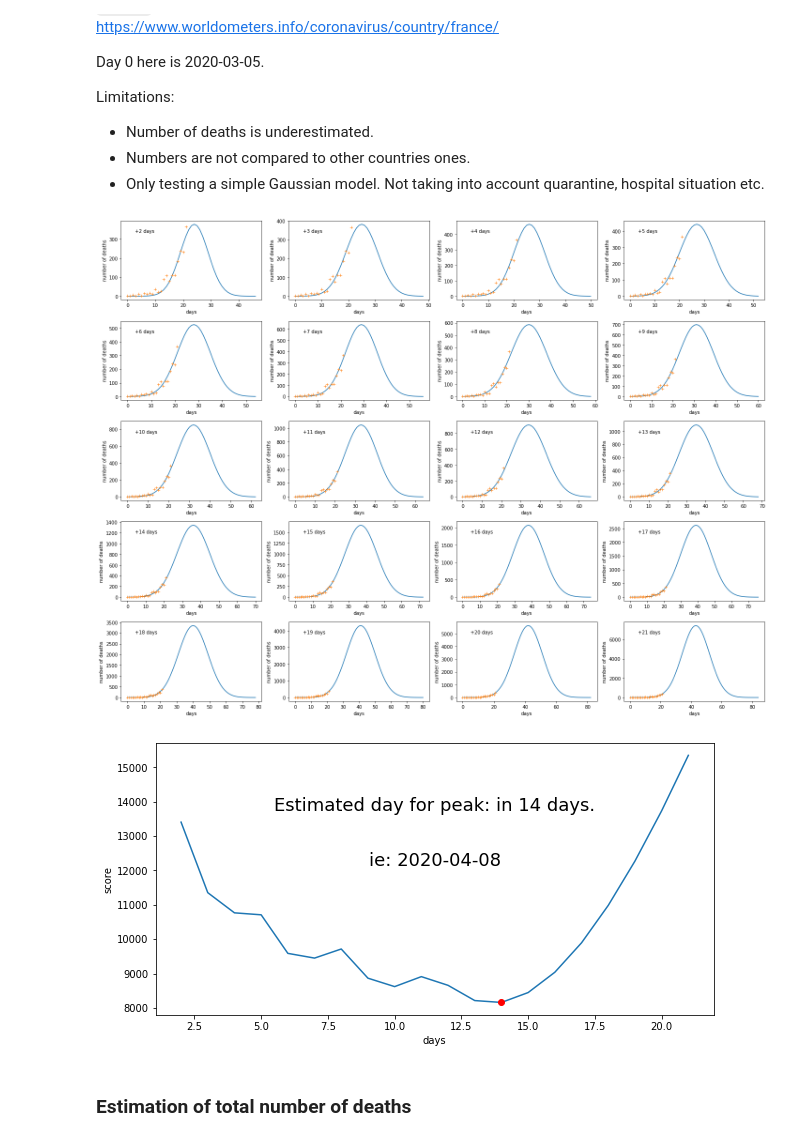
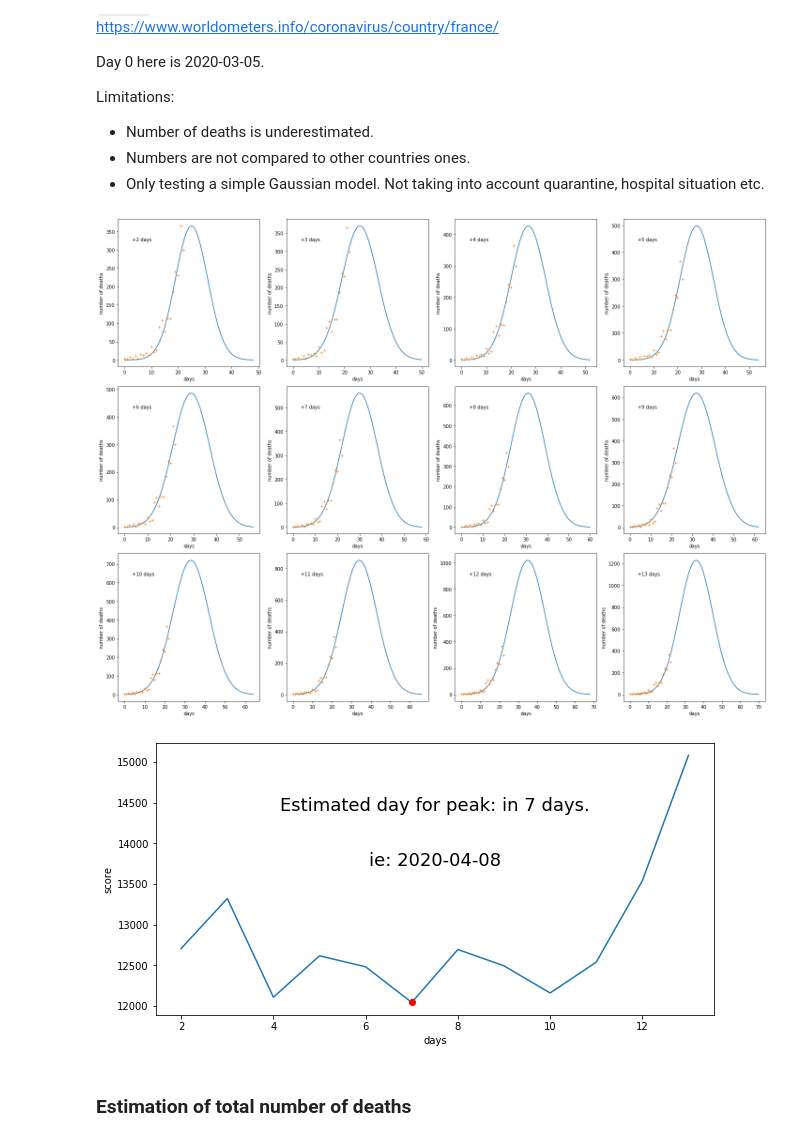
Before and after one commit to antoinevl/covid19, a Jupyter notebook: covid19.ipynb, the cells around one changed output. Cells and saved outputs as stored; diff of their text form; code cells hidden in the pictures.

```diff
--- a/covid19.ipynb
+++ b/covid19.ipynb
@@ -46,49 +46,49 @@ Limitations:
 - Numbers are not compared to other countries ones.
 - Only testing a simple Gaussian model. Not taking into account quarantine, hospital situation etc.
 # %%
-deaths = [3,2,7,3,11,3,15,13,18,12,36,21,27,89,108,78,112,112,186,240,231,365]
+deaths = [3,2,7,3,11,3,15,13,18,12,36,21,27,89,108,78,112,112,186,240,231,365,299]
 total_deaths = []
 scores = {}
 estimations = []
 
-fig, axs = plt.subplots(5,4,figsize=(20, 15), tight_layout=True)
+fig, axs = plt.subplots(3,4,figsize=(20, 15), tight_layout=True)
 
 i=0
 j=0
-for d in range(2,22):
+for d in range(2,14):
     days_to_peak = d
 
     best = maximise_score(days_to_peak,deaths)
 
     peak = len(deaths) + days_to_peak
     N = peak * 2 - 1
     mu = peak
     sigma = best['sigma']
     scale = best['scale']
     scores[d] = best['score']
 
     X = np.linspace(0, N-1, N)
     Y = stats.norm.pdf(X, mu, sigma)*scale
     estimations.append(Y)
 
     total_deaths.append(int(np.round(np.sum(deaths+list(Y[len(deaths):])))))
 
     axs[i][j].plot(X,Y)
     axs[i][j].plot(X[:len(deaths)],deaths,'+')
     axs[i][j].set_xlabel('days')
     axs[i][j].set_ylabel('number of deaths')
     axs[i][j].text(0.1,0.85,'+'+str(d)+' days', transform=axs[i][j].transAxes)
     if j < 3:
         j += 1
     else:
         i += 1
         j = 0
 # %% [output]
-[figure, old version]
+[figure, new version]
 # %%
 fig, ax = plt.subplots(figsize=(10, 5))
 
-ax.plot(np.linspace(2,21,21-2+1),list(scores.values()))
+ax.plot(np.linspace(2,13,13-2+1),list(scores.values()))
 ax.plot([min(scores, key=scores.get)],[min(list(scores.values()))],'ro')
 ax.set_xlabel('days')
 ax.set_ylabel('score')
@@ -97,7 +97,7 @@ ax.text(0.5,0.55,('ie: '+str((datetime.date.today() + datetime.timedelta(days=12
 
 plt.show()
 # %% [output]
-[figure, old version]
+[figure, new version]
 # %% [markdown]
 ### Estimation of total number of deaths
 # %%
```
Also changed, not shown: parts of 1 cell of this notebook.
